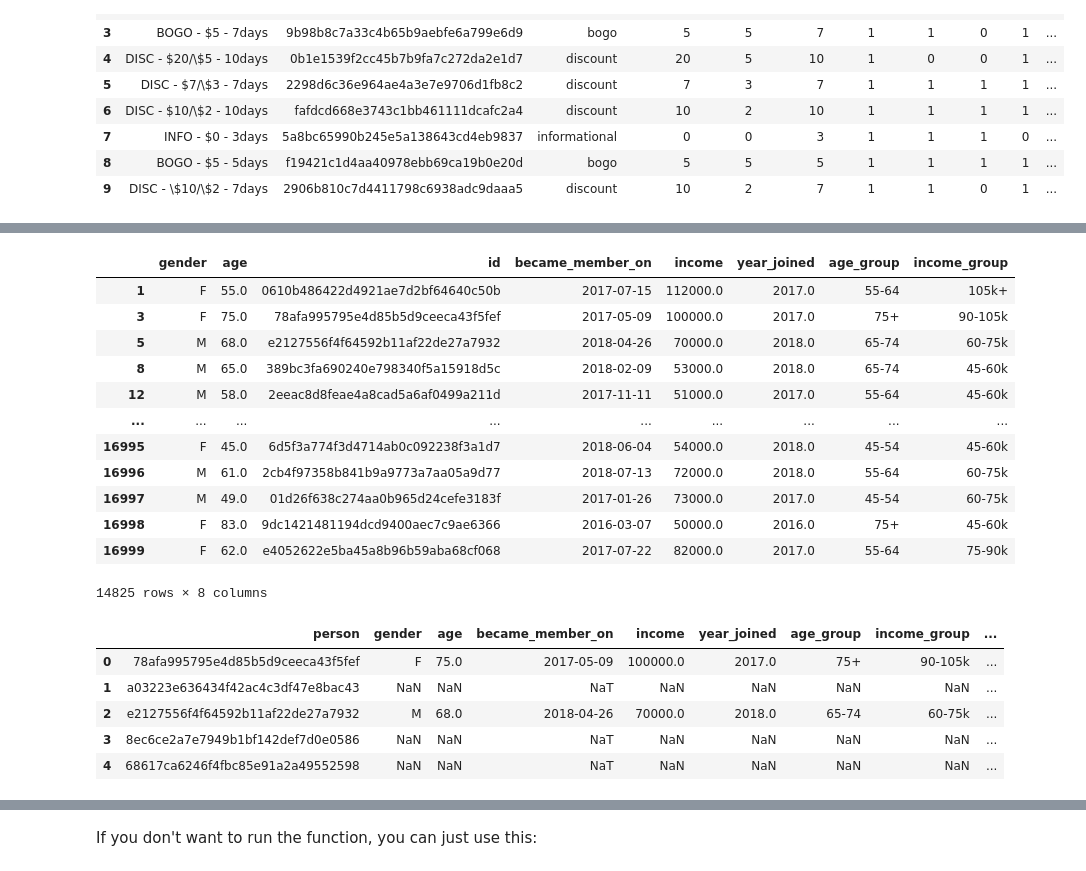
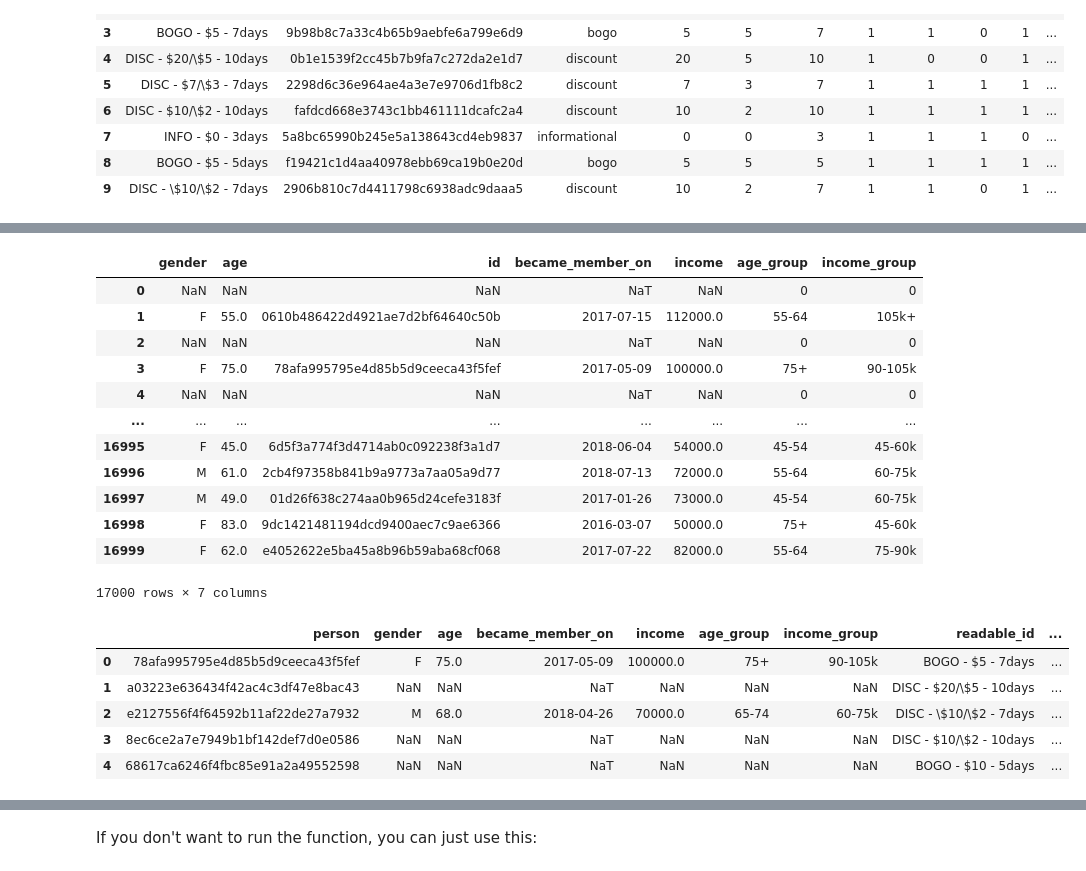
Before and after one commit to jnish23/Starbucks-Capstone, a Jupyter notebook: Starbucks_Capstone_notebook.ipynb, the cells around one changed output, grey strips where cells are left out. Drawn from its saved outputs; the diff is of its cells as text; code cells hidden in the pictures.

```diff
--- a/Starbucks_Capstone_notebook.ipynb
+++ b/Starbucks_Capstone_notebook.ipynb
@@ -518,8 +505,8 @@ def clean_profile(profile):
     # Convert column to datetime object
     df['became_member_on'] = pd.to_datetime(df['became_member_on'], format='%Y%m%d')
 
-    # Extract the year
-    df['year_joined'] = pd.DatetimeIndex(df['became_member_on']).year
+#     # Extract the year
+#     df['year_joined'] = pd.DatetimeIndex(df['became_member_on']).year
 
     # Change 118 to nan. This was likely used as a placeholder to indicate unknown.
     # Customers with this age also had null values for income and gender
@@ -527,9 +514,6 @@ def clean_profile(profile):
 
     orig_num_rows = df.shape[0]
     print('Original Number of Rows: ', orig_num_rows)
-
-    # Drop nulls - We do not have any demographic information regarding these customers to work with
-    df = df.dropna(axis=0)
 
     final_num_rows = df.shape[0]
     print('Final Number of Rows: ', final_num_rows)
@@ -607,7 +591,7 @@ def clean_transcript(transcript):
     df.loc[df['event'] == 'offer completed', 'offer_id']= df.loc[(df['event'] == 'offer completed'), 'value'].str['offer_id']
 
     # Extract reward from offer completed events
-    df.loc[df['event'] == 'offer completed', 'reward'] = df.loc[test['event'] == 'offer completed', 'value'].str['reward']
+    df.loc[df['event'] == 'offer completed', 'reward'] = df.loc[df['event'] == 'offer completed', 'value'].str['reward']
 
     # Extract amount from transaction events
     df.loc[df['event'] == 'transaction', 'transaction_amt'] = df.loc[df['event'] == 'transaction', 'value'].str['amount']
@@ -649,0 +634,14 @@ clean_transcript.to_csv('clean_transcript.csv', index=False)
+# %%
+received = clean_transcript.loc[clean_transcript['event'] == 'offer received']
+mean_offers_received = received.groupby('person')['event'].size().mean()
+
+viewed = clean_transcript.loc[clean_transcript['event'] == 'offer viewed']
+mean_offers_viewed = viewed.groupby('person')['event'].size().mean()
+
+completed = clean_transcript.loc[clean_transcript['event'] == 'offer completed']
+mean_offers_completed = completed.groupby('person')['event'].size().mean()
+
+
+print("mean number of offers received:", round(mean_offers_received, 1))
+print("mean number of offers viewed:", round(mean_offers_viewed, 1))
+print("mean number of offers completed:", round(mean_offers_completed, 1))
@@ -729,54 +739,54 @@ clean_portfolio
 # %%
 clean_profile
 # %% [output]
-|  | gender | age | id | became_member_on | income | year_joined | age_group | income_group |
-| 1 | F | 55.0 | 0610b486422d4921ae7d2bf64640c50b | 2017-07-15 | 112000.0 | 2017.0 | 55-64 | 105k+ |
-| 3 | F | 75.0 | 78afa995795e4d85b5d9ceeca43f5fef | 2017-05-09 | 100000.0 | 2017.0 | 75+ | 90-105k |
-| 5 | M | 68.0 | e2127556f4f64592b11af22de27a7932 | 2018-04-26 | 70000.0 | 2018.0 | 65-74 | 60-75k |
-| 8 | M | 65.0 | 389bc3fa690240e798340f5a15918d5c | 2018-02-09 | 53000.0 | 2018.0 | 65-74 | 45-60k |
-| 12 | M | 58.0 | 2eeac8d8feae4a8cad5a6af0499a211d | 2017-11-11 | 51000.0 | 2017.0 | 55-64 | 45-60k |
-| ... | ... | ... | ... | ... | ... | ... | ... | ... |
-| 16995 | F | 45.0 | 6d5f3a774f3d4714ab0c092238f3a1d7 | 2018-06-04 | 54000.0 | 2018.0 | 45-54 | 45-60k |
-| 16996 | M | 61.0 | 2cb4f97358b841b9a9773a7aa05a9d77 | 2018-07-13 | 72000.0 | 2018.0 | 55-64 | 60-75k |
-| 16997 | M | 49.0 | 01d26f638c274aa0b965d24cefe3183f | 2017-01-26 | 73000.0 | 2017.0 | 45-54 | 60-75k |
-| 16998 | F | 83.0 | 9dc1421481194dcd9400aec7c9ae6366 | 2016-03-07 | 50000.0 | 2016.0 | 75+ | 45-60k |
-| 16999 | F | 62.0 | e4052622e5ba45a8b96b59aba68cf068 | 2017-07-22 | 82000.0 | 2017.0 | 55-64 | 75-90k |
+|  | gender | age | id | became_member_on | income | age_group | income_group |
+| 0 | NaN | NaN | NaN | NaT | NaN | 0 | 0 |
+| 1 | F | 55.0 | 0610b486422d4921ae7d2bf64640c50b | 2017-07-15 | 112000.0 | 55-64 | 105k+ |
+| 2 | NaN | NaN | NaN | NaT | NaN | 0 | 0 |
+| 3 | F | 75.0 | 78afa995795e4d85b5d9ceeca43f5fef | 2017-05-09 | 100000.0 | 75+ | 90-105k |
+| 4 | NaN | NaN | NaN | NaT | NaN | 0 | 0 |
+| ... | ... | ... | ... | ... | ... | ... | ... |
+| 16995 | F | 45.0 | 6d5f3a774f3d4714ab0c092238f3a1d7 | 2018-06-04 | 54000.0 | 45-54 | 45-60k |
+| 16996 | M | 61.0 | 2cb4f97358b841b9a9773a7aa05a9d77 | 2018-07-13 | 72000.0 | 55-64 | 60-75k |
+| 16997 | M | 49.0 | 01d26f638c274aa0b965d24cefe3183f | 2017-01-26 | 73000.0 | 45-54 | 60-75k |
+| 16998 | F | 83.0 | 9dc1421481194dcd9400aec7c9ae6366 | 2016-03-07 | 50000.0 | 75+ | 45-60k |
+| 16999 | F | 62.0 | e4052622e5ba45a8b96b59aba68cf068 | 2017-07-22 | 82000.0 | 55-64 | 75-90k |
-14825 rows × 8 columns
+17000 rows × 7 columns
 # %%
 def create_merged_df(portfolio_df=clean_portfolio, profile_df=clean_profile, offers_full=offers_full):
     """Merges the three datasets to one master df
     INPUTS
     portfolio_df: dataframe of offers including and 'offer_id' column with offer id's
     profile_df: dataframe of customer demographic data including an 'id' column with customer id's
     offers_full: dataframe of every offer and the amount spend after viewing an offer
 
     OUTPUTS
     master_df: a dataframe of every offer during experiment with demographic data
     """
 
     # merge offers_full and profile_df on customer id
     df = pd.merge(offers_full, profile_df, how='left', left_on='person', right_on='id')
 
     # drop 'id' column because this is the same as the 'person' column
     df.drop(columns=['id'], inplace=True)
 
     # merge above df with portfolio_df to include information about offers
     merged_df = pd.merge(df, portfolio_df, how='left', on='readable_id')
 
 
-    merged_df = merged_df[['person', 'gender', 'age', 'became_member_on', 'income', 'year_joined', 'age_group', 'income_group', 'readable_id', 'readable_id_unique', 'offer_received_time', 'offer_viewed_time',
+    merged_df = merged_df[['person', 'gender', 'age', 'became_member_on', 'income', 'age_group', 'income_group', 'readable_id', 'readable_id_unique', 'offer_received_time', 'offer_viewed_time',
                           'offer_completed_time', 'offer_type', 'difficulty', 'reward', 'duration', 'email', 'mobile', 'social', 'web', 'bogo', 'discount', 'informational']]
 
     merged_df['offer_end'] = merged_df['offer_received_time'] + merged_df['duration']*24
 
     return merged_df
 
 merged_df = create_merged_df()
 merged_df.head()
 # %% [output]
-|  | person | gender | age | became_member_on | income | year_joined | age_group | income_group | ... |
-| 0 | 78afa995795e4d85b5d9ceeca43f5fef | F | 75.0 | 2017-05-09 | 100000.0 | 2017.0 | 75+ | 90-105k | ... |
-| 1 | a03223e636434f42ac4c3df47e8bac43 | NaN | NaN | NaT | NaN | NaN | NaN | NaN | ... |
-| 2 | e2127556f4f64592b11af22de27a7932 | M | 68.0 | 2018-04-26 | 70000.0 | 2018.0 | 65-74 | 60-75k | ... |
-| 3 | 8ec6ce2a7e7949b1bf142def7d0e0586 | NaN | NaN | NaT | NaN | NaN | NaN | NaN | ... |
-| 4 | 68617ca6246f4fbc85e91a2a49552598 | NaN | NaN | NaT | NaN | NaN | NaN | NaN | ... |
+|  | person | gender | age | became_member_on | income | age_group | income_group | readable_id | ... |
+| 0 | 78afa995795e4d85b5d9ceeca43f5fef | F | 75.0 | 2017-05-09 | 100000.0 | 75+ | 90-105k | BOGO - $5 - 7days | ... |
+| 1 | a03223e636434f42ac4c3df47e8bac43 | NaN | NaN | NaT | NaN | NaN | NaN | DISC - $20/\$5 - 10days | ... |
+| 2 | e2127556f4f64592b11af22de27a7932 | M | 68.0 | 2018-04-26 | 70000.0 | 65-74 | 60-75k | DISC - \$10/\$2 - 7days | ... |
+| 3 | 8ec6ce2a7e7949b1bf142def7d0e0586 | NaN | NaN | NaT | NaN | NaN | NaN | DISC - $10/\$2 - 10days | ... |
+| 4 | 68617ca6246f4fbc85e91a2a49552598 | NaN | NaN | NaT | NaN | NaN | NaN | BOGO - $10 - 5days | ... |
```
Also changed, not shown: parts of 43 cells of this notebook, 2 other files.
